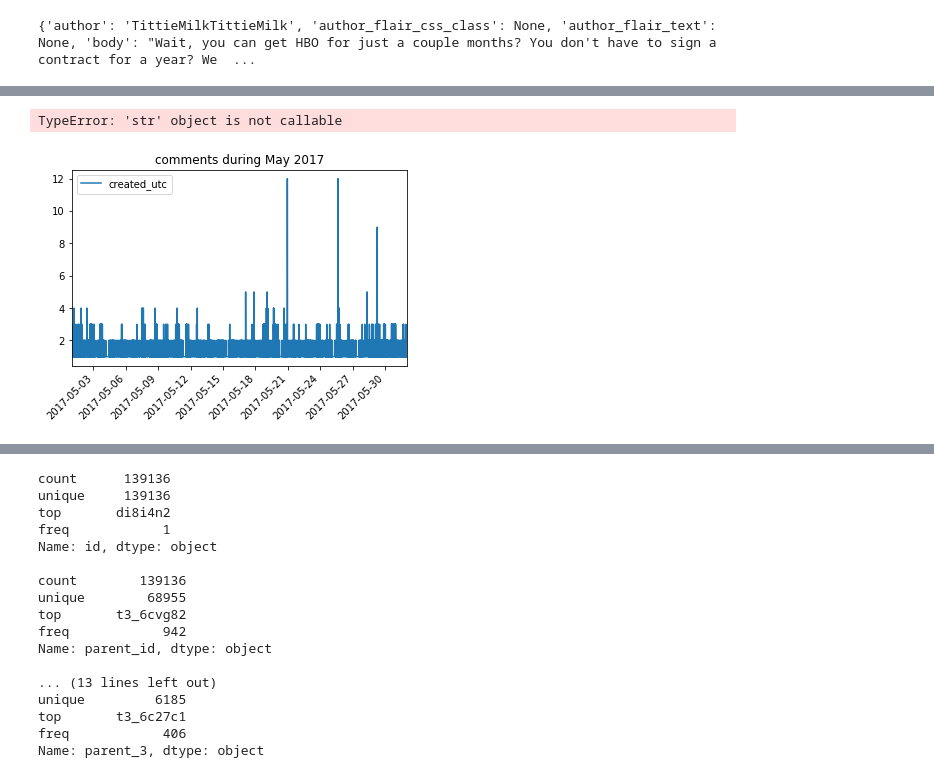
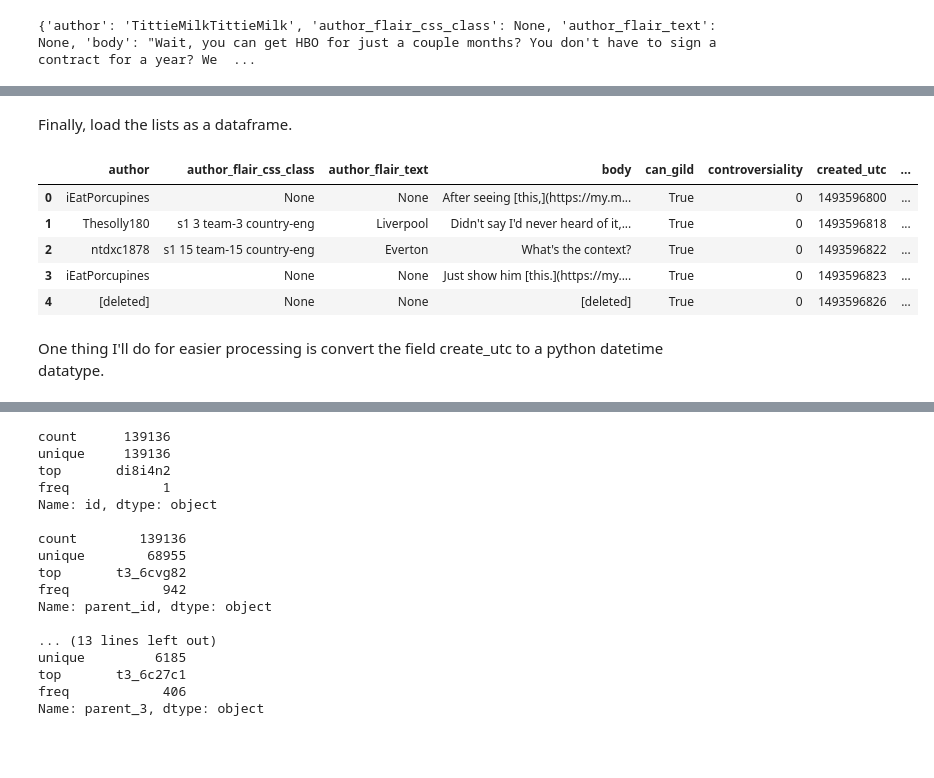
Before and after one commit to augustineM/reddit-classifier-using-Latent-Dirichlet-Allocation, a Jupyter notebook: reddit_analysis.ipynb, the cells around one changed output, grey strips where cells are left out. Saved outputs shown, nothing was run; the diff lists cells and outputs as text; code cells hidden in the pictures; blank space fills up the shorter version.

```diff
--- a/reddit_analysis.ipynb
+++ b/reddit_analysis.ipynb
@@ -82,10 +114,7 @@ with bz2.open(archive,'rt') as f:
 # %%
 import collections
-
-archive = '/home/augustine/Documents/reddit_project/RC_2017-05.bz2'
+archive= 'C:\\users\Augustine\Documents\\reddit\RC_2017-05.bz2'
+#archive = '/home/augustine/Documents/reddit_project/RC_2017-05.bz2'
 with bz2.open(archive,'rt') as f:
     counter= collections.Counter(json.loads(comment)['subreddit'] for comment in f)
-
-
-counter
 # %% [output]
@@ -483,15 +269,0 @@ time_countsDf.rename(columns={'time':'comments'},inplace=True)
-# %%
-#now graph the number of comments during the month by time
-
-#plot comments by hour of the day
-import matplotlib.pyplot as plt
-%matplotlib inline
-
-time_countsDf.plot(kind='line',title= 'comments during May 2017')
-plt.xticks(rotation=45)
-plt.xlabel('Date')
-plt.ylabel('Commeets')
-plt.show()
-# %% [output]
-TypeError: 'str' object is not callable
-[figure, removed]
@@ -507,0 +270,42 @@ day_countsDf.rename(columns={'time':'comments'},inplace=True)
+# %% [markdown]
+Finally, load the lists as a dataframe.
+# %%
+#step 4
+import numpy as np
+from pandas import Series, DataFrame
+import pandas as pd
+
+subr_df= DataFrame({'author':author,
+                   'author_flair_css_class':author_flair_css_class,
+                   'author_flair_text':author_flair_text,
+                   'body':body,
+                   'can_gild':can_gild,
+                   'controversiality':controversiality,
+                   'created_utc':created_utc,
+                   'distinguished':distinguished,
+                   'edited':edited,
+                   'gilded':gilded,
+                   'id':id,
+                   'link_id':link_id,
+                   'parent_id':parent_id,
+                   'retrieved_on':retrieved_on,
+                   'score':score,
+                   'stickied':stickied,
+                   'subreddit':subreddit,
+                   'subreddit_id':subreddit_id})
+
+subr_df= subr_df[['author', 'author_flair_css_class','author_flair_text','body','can_gild','controversiality',
+                   'created_utc','distinguished','edited','gilded','id','link_id','parent_id','retrieved_on',
+                   'score','stickied','subreddit','subreddit_id']]
+# %%
+#take a look at the df
+subr_df.head()
+# %% [output]
+|  | author | author_flair_css_class | author_flair_text | body | can_gild | controversiality | created_utc | ... |
+| 0 | iEatPorcupines | None | None | After seeing [this,](https://my.m... | True | 0 | 1493596800 | ... |
+| 1 | Thesolly180 | s1 3 team-3 country-eng | Liverpool | Didn't say I'd never heard of it,... | True | 0 | 1493596818 | ... |
+| 2 | ntdxc1878 | s1 15 team-15 country-eng | Everton | What's the context? | True | 0 | 1493596822 | ... |
+| 3 | iEatPorcupines | None | None | Just show him [this.](https://my.... | True | 0 | 1493596823 | ... |
+| 4 | [deleted] | None | None | [deleted] | True | 0 | 1493596826 | ... |
+# %% [markdown]
+One thing I'll do for easier processing is convert the field create_utc to a python datetime datatype.
```
Also changed, not shown: parts of 95 cells of this notebook.
